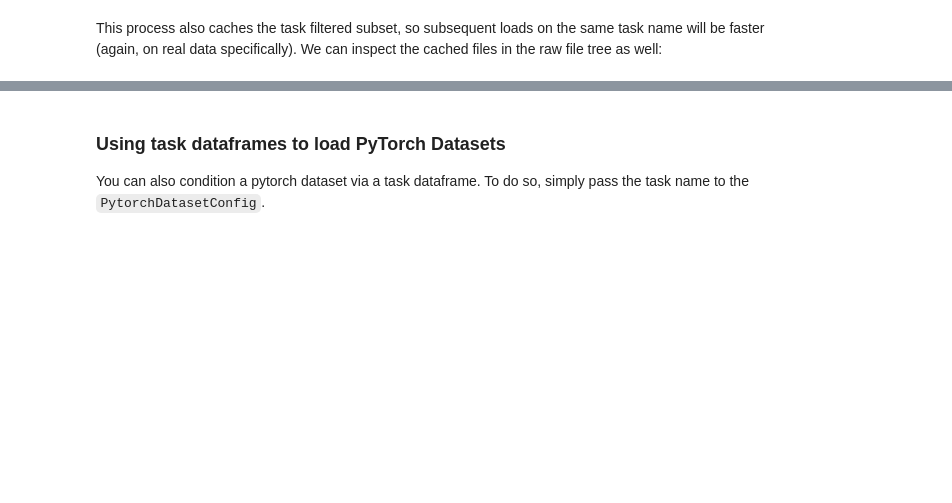
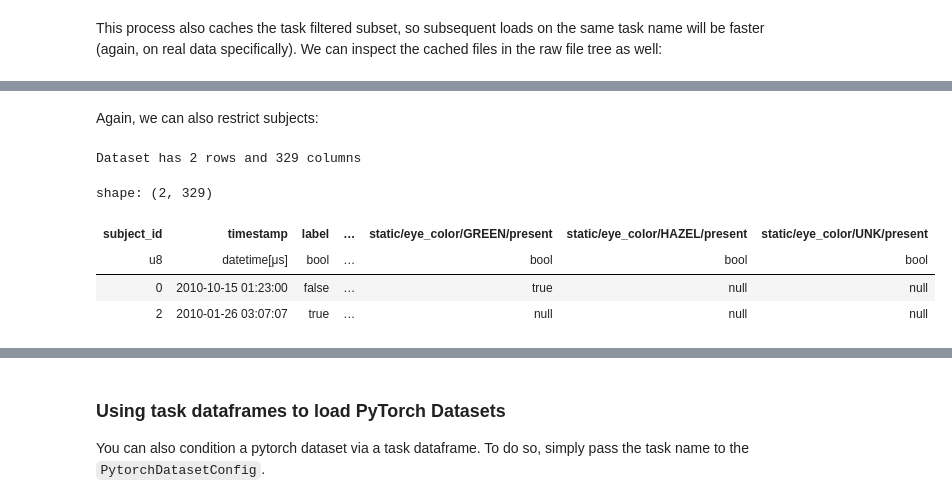
Before and after one commit to mmcdermott/EventStreamGPT, a Jupyter notebook: sample_data/examine_synthetic_data.ipynb, the cells around one changed output, grey strips where cells are left out. Saved outputs shown, nothing was run; the diff lists cells and outputs as text; code cells hidden in the pictures; blank space fills up the shorter version.

```diff
--- a/sample_data/examine_synthetic_data.ipynb
+++ b/sample_data/examine_synthetic_data.ipynb
@@ -1364,0 +1397,16 @@ Wall time: 858 ms
+# %% [markdown]
+Again, we can also restrict subjects:
+# %%
+%%time
+flat_reps = load_flat_rep(
+    ESD, window_sizes=['FULL', '1d'], task_df_name='single_label_binary_classification', subjects_included={'train': {0, 1, 2}}
+)
+print(f"Dataset has {flat_reps['train'].select(pl.count()).collect().item()} rows and {len(flat_reps['train'].columns)} columns")
+display(flat_reps['train'].head().collect())
+# %% [output]
+Dataset has 2 rows and 329 columns
+shape: (2, 329)
+| subject_id | timestamp | label | … | static/eye_color/GREEN/present | static/eye_color/HAZEL/present | static/eye_color/UNK/present |
+| u8 | datetime[μs] | bool | … | bool | bool | bool |
+| 0 | 2010-10-15 01:23:00 | false | … | true | null | null |
+| 2 | 2010-01-26 03:07:07 | true | … | null | null | null |
```
Also changed, not shown: parts of 36 cells of this notebook, 1 other file.
